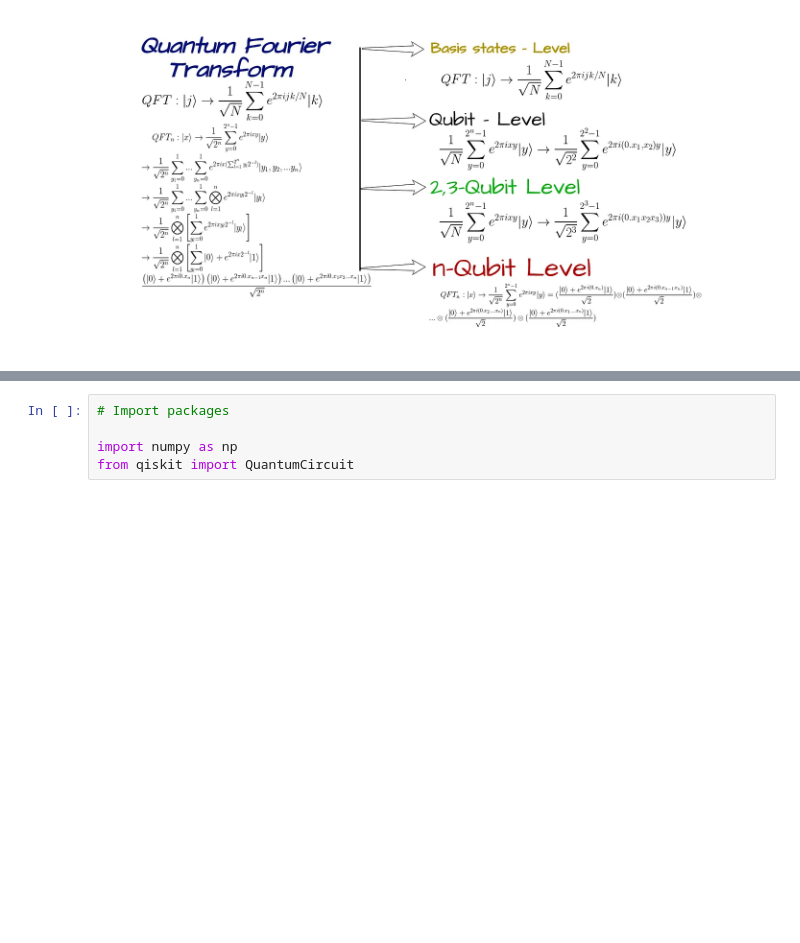
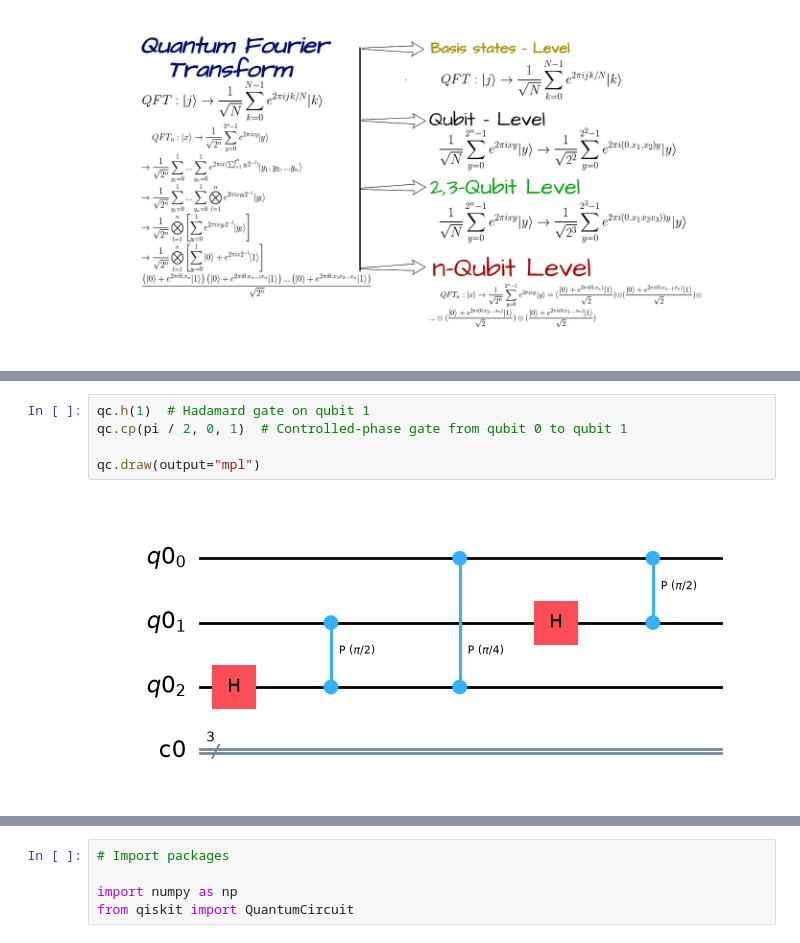
Before and after one commit to theanxiuser/quantum-computing-experiments, a Jupyter notebook: quantum-algorithms/03_qft/quantum_fourier_transform.ipynb, the cells around one changed output, grey strips where cells are left out. Saved outputs shown, nothing was run; the diff lists cells and outputs as text; blank space fills up the shorter version.

```diff
--- a/quantum-algorithms/03_qft/quantum_fourier_transform.ipynb
+++ b/quantum-algorithms/03_qft/quantum_fourier_transform.ipynb
@@ -53,0 +75,7 @@ The important idea is that quantum systems can encode information in relative ph
+# %%
+qc.h(1)  # Hadamard gate on qubit 1
+qc.cp(pi / 2, 0, 1)  # Controlled-phase gate from qubit 0 to qubit 1
+
+qc.draw(output="mpl")
+# %% [output]
+[figure, added]
```
Also changed, not shown: parts of 14 cells of this notebook.
